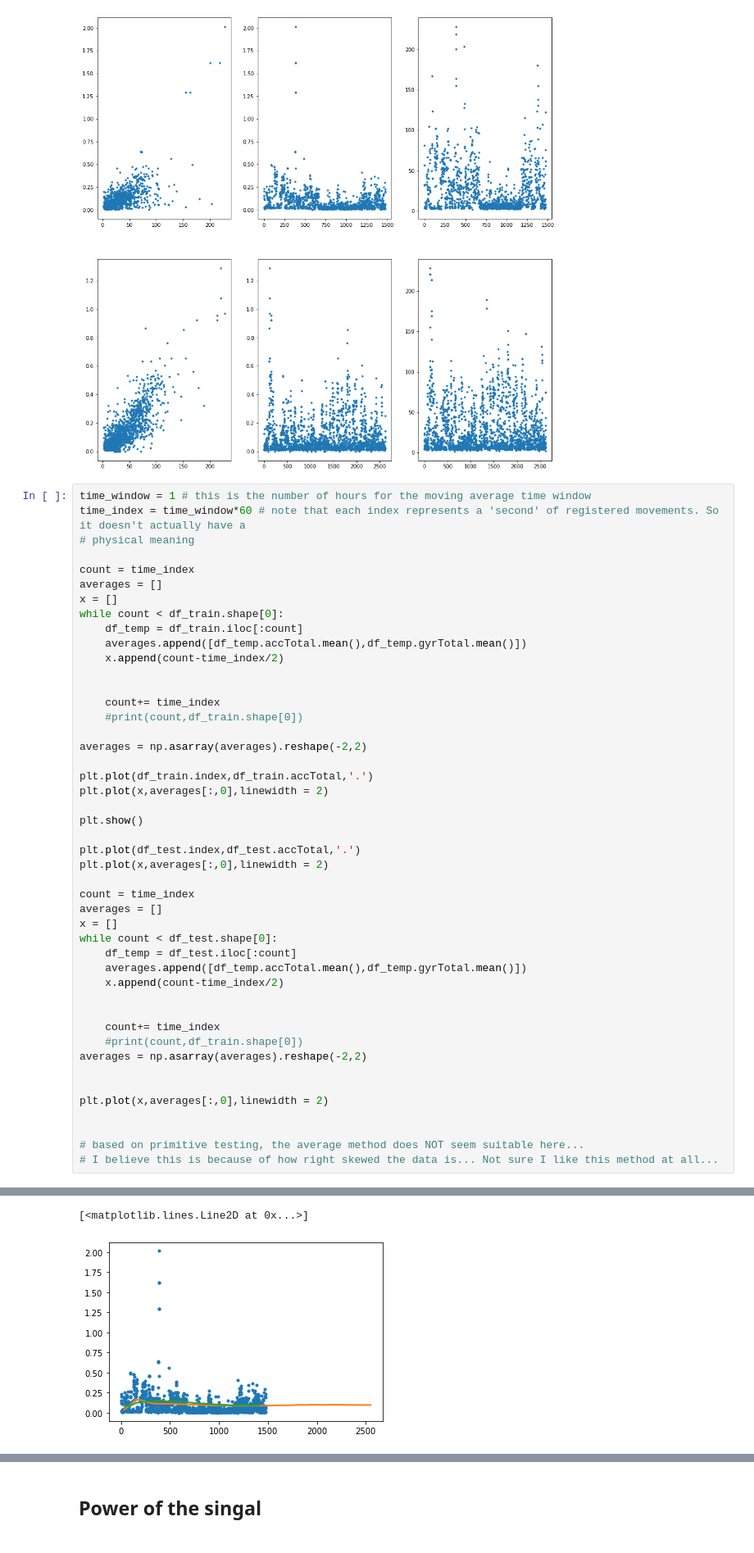
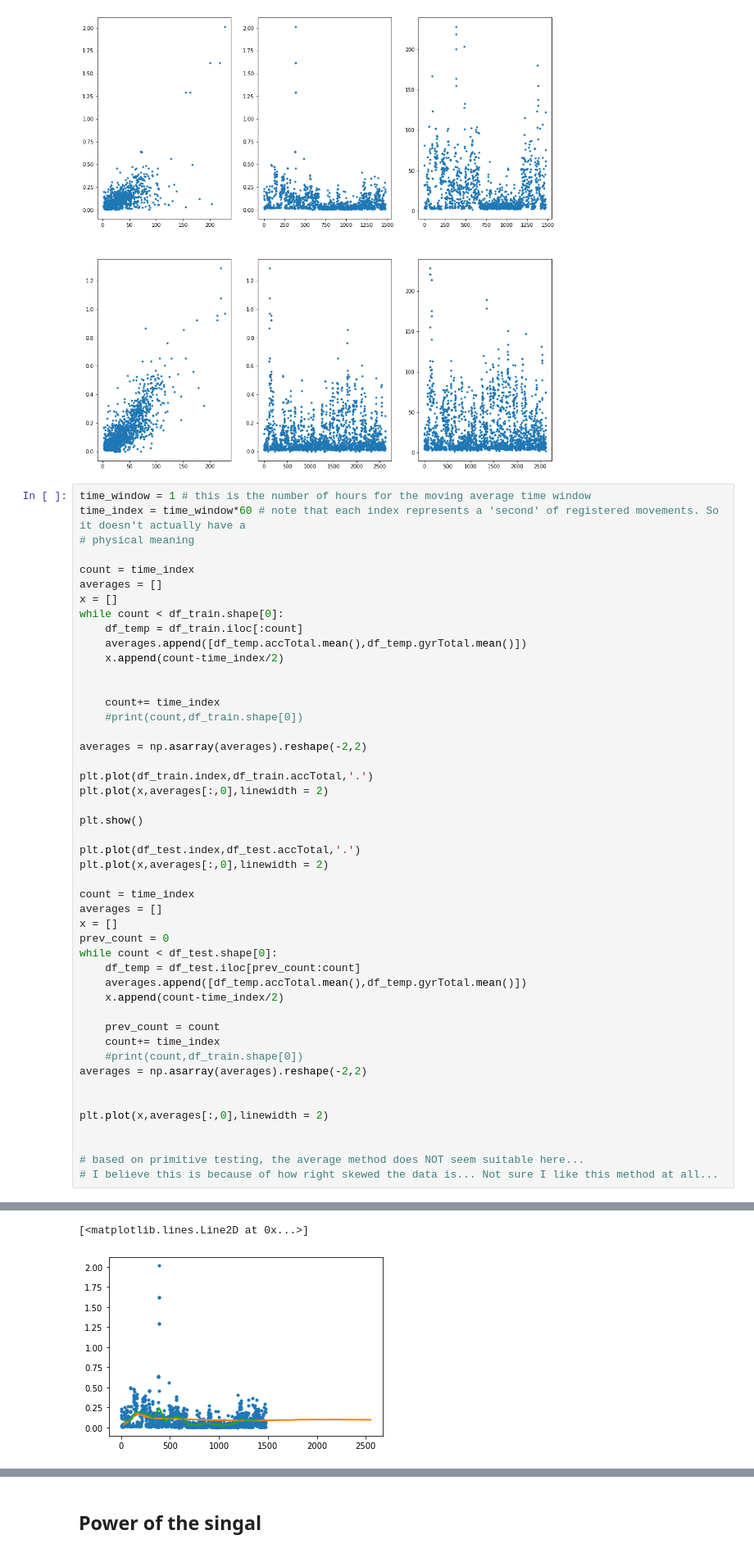
Before and after one commit to namiyousef/Kin-Keepers, a Jupyter notebook: Anomaly Detection in Significant Movements/AnomalyDetection_3_Problem_1.ipynb, the cells around one changed output, grey strips where cells are left out. Shown at 82% size. Drawn from its saved outputs; the diff is of its cells as text.

```diff
--- a/Anomaly Detection in Significant Movements/AnomalyDetection_3_Problem_1.ipynb
+++ b/Anomaly Detection in Significant Movements/AnomalyDetection_3_Problem_1.ipynb
@@ -263,33 +263,34 @@ while count < df_train.shape[0]:
 averages = np.asarray(averages).reshape(-2,2)
 
 plt.plot(df_train.index,df_train.accTotal,'.')
 plt.plot(x,averages[:,0],linewidth = 2)
 
 plt.show()
 
 plt.plot(df_test.index,df_test.accTotal,'.')
 plt.plot(x,averages[:,0],linewidth = 2)
 
 count = time_index
 averages = []
 x = []
+prev_count = 0
 while count < df_test.shape[0]:
-    df_temp = df_test.iloc[:count]
+    df_temp = df_test.iloc[prev_count:count]
     averages.append([df_temp.accTotal.mean(),df_temp.gyrTotal.mean()])
     x.append(count-time_index/2)
 
-
+    prev_count = count
     count+= time_index
     #print(count,df_train.shape[0])
 averages = np.asarray(averages).reshape(-2,2)
 
 
 plt.plot(x,averages[:,0],linewidth = 2)
 
 
 # based on primitive testing, the average method does NOT seem suitable here...
 # I believe this is because of how right skewed the data is... Not sure I like this method at all...
 # %% [output]
 [figure]
 [<matplotlib.lines.Line2D at 0x...>]
-[figure, old version]
+[figure, new version]
```
Also changed, not shown: parts of 12 cells of this notebook.
